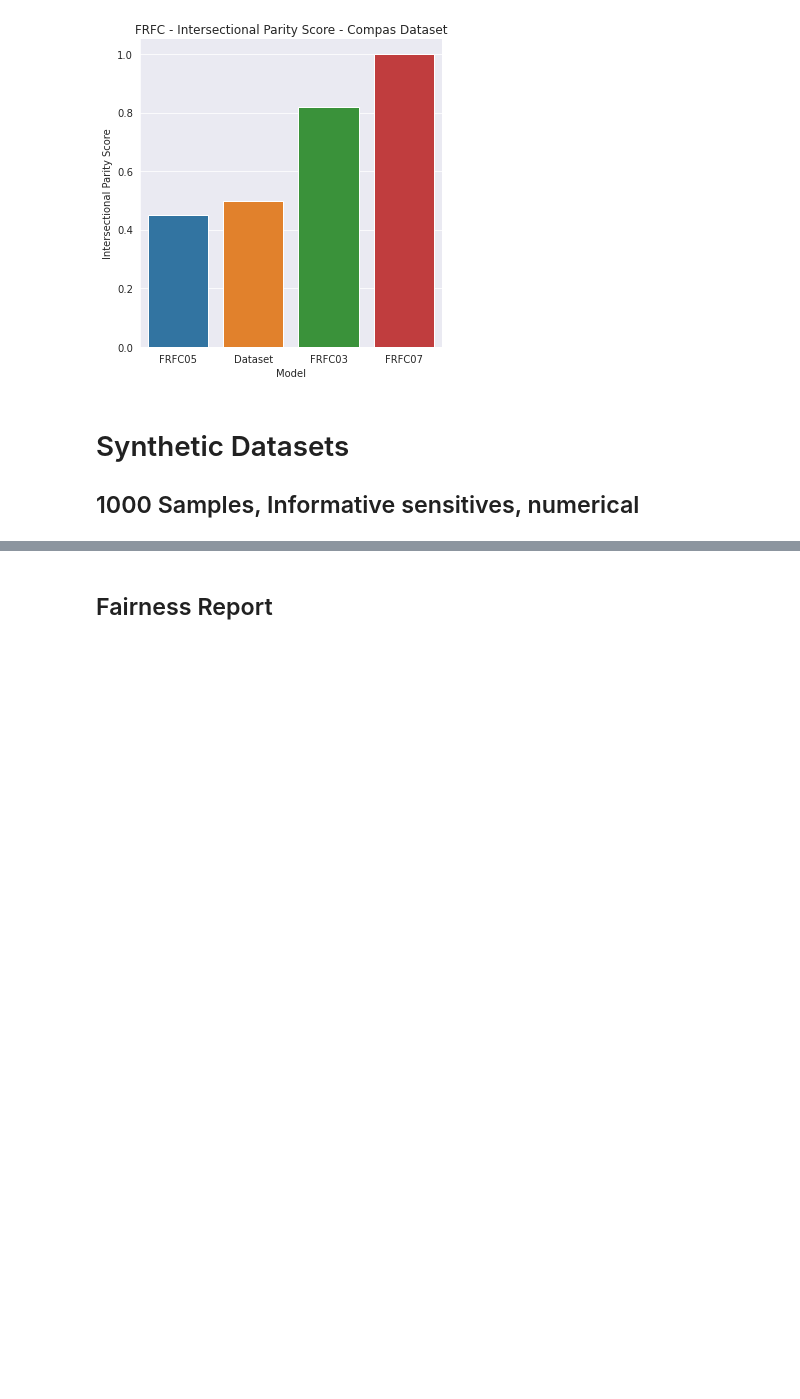
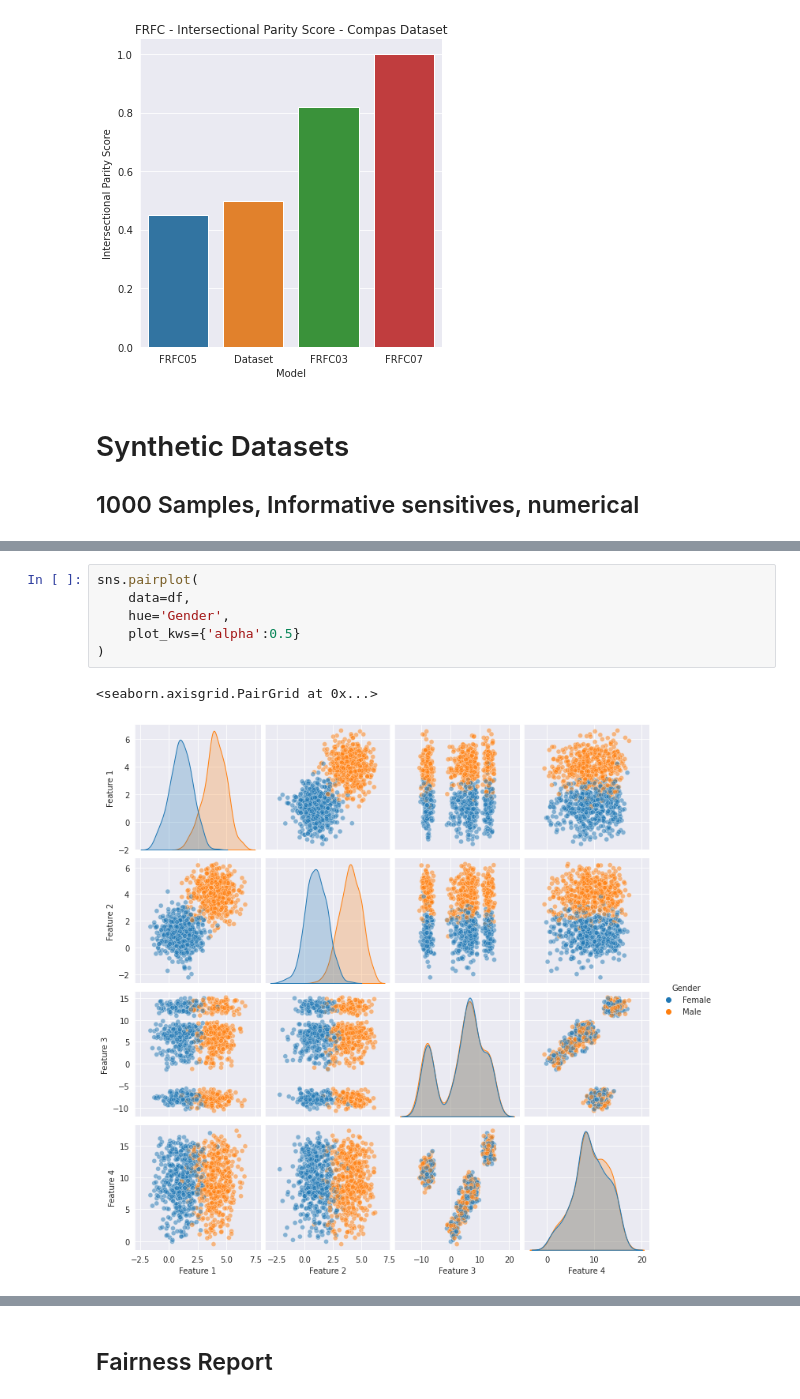
Before and after one commit to bcwein/Forseti, a Jupyter notebook: notebooks/model-evaluation.ipynb, the cells around one changed output, grey strips where cells are left out. Drawn from its saved outputs; the diff is of its cells as text; blank space fills up the shorter version.

```diff
--- a/notebooks/model-evaluation.ipynb
+++ b/notebooks/model-evaluation.ipynb
@@ -478,0 +488,9 @@ clf.fit()
+# %%
+sns.pairplot(
+    data=df,
+    hue='Gender',
+    plot_kws={'alpha':0.5}
+)
+# %% [output]
+<seaborn.axisgrid.PairGrid at 0x...>
+[figure, added]
```
Also changed, not shown: parts of 17 cells of this notebook, 5 other files.
